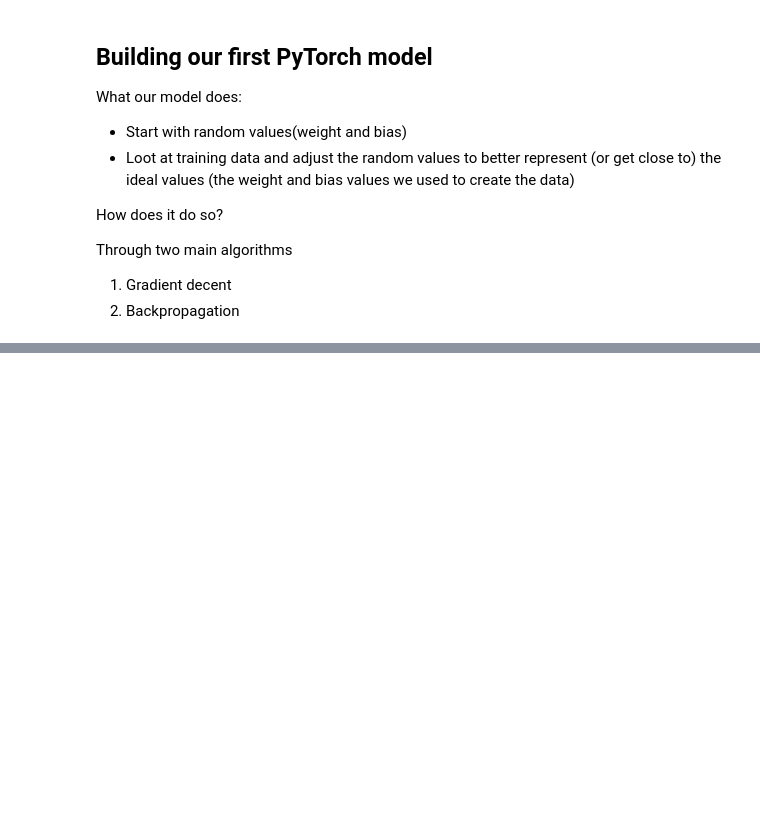
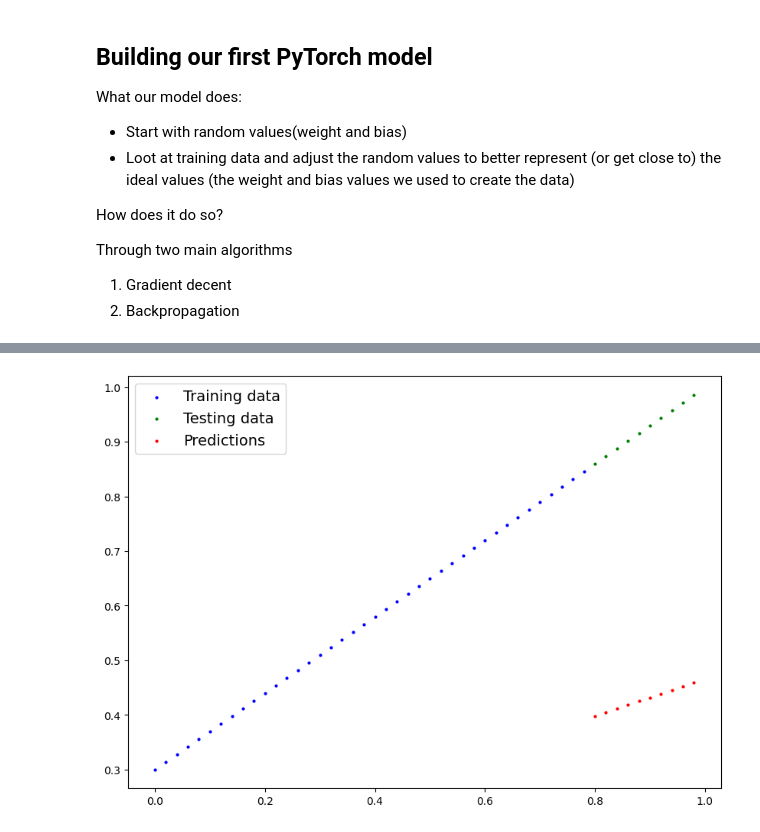
Before and after one commit to Musawer-Afzal/PyTorch-for-DL---Complete-Course, a Jupyter notebook: 01_pytorch_workflow.ipynb, the cells around one changed output, grey strips where cells are left out. Drawn from its saved outputs; the diff is of its cells as text; code cells hidden in the pictures; blank space fills up the shorter version.

```diff
--- a/01_pytorch_workflow.ipynb
+++ b/01_pytorch_workflow.ipynb
@@ -150,0 +210,4 @@ class LinearRegressionModel(nn.Module): # Almost everything in PyTorch inherits
+# %%
+plot_prediction(predictions = y_pred)
+# %% [output]
+[figure, added]
```
Also changed, not shown: parts of 12 cells of this notebook.
